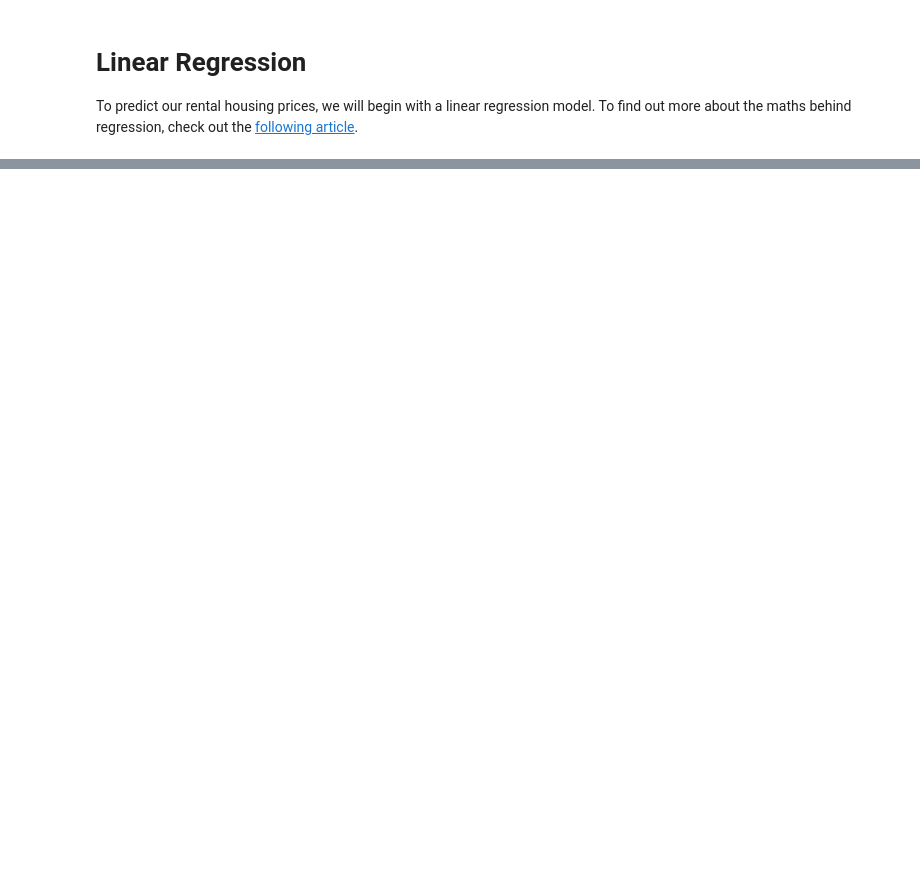
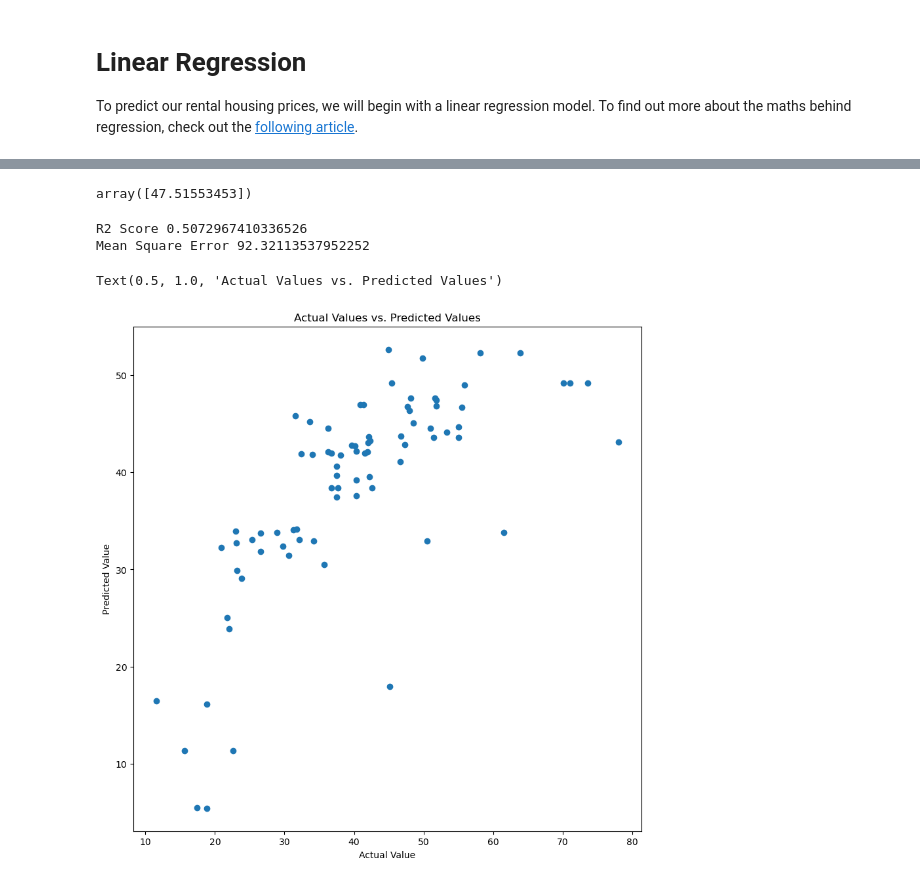
Before and after one commit to ufomaok/rent, a Jupyter notebook: code/model/linreg.ipynb, the cells around one changed output, grey strips where cells are left out. Cells and saved outputs as stored; diff of their text form; code cells hidden in the pictures; blank space fills up the shorter version.

```diff
--- a/code/model/linreg.ipynb
+++ b/code/model/linreg.ipynb
@@ -52,0 +46,5 @@ print(predict_y[:10])
+# %%
+#Train model on training set
+
+linmod = LinearRegression()
+linmod.fit(X_train,y_train)
@@ -52,0 +53,5 @@ print(predict_y[:10])
+# %%
+#Predicted test set results
+
+y_pred = linmod.predict(X_test)
+print(y_pred)
@@ -52,0 +73,27 @@ print(predict_y[:10])
+# %%
+linmod.predict([[19.5, 306.5947, 9.0]])
+# %% [output]
+array([47.51553453])
+# %%
+# 5) Calculate the R2 and MSE of your linear regressor
+# article: https://realpython.com/linear-regression-in-python/
+
+r2_Score = r2_score(y_test, y_pred)
+print("R2 Score", r2_Score)
+
+M_S_E = mean_squared_error(y_test, y_pred)
+print("Mean Square Error", M_S_E)
+# %% [output]
+R2 Score 0.5072967410336526
+Mean Square Error 92.32113537952252
+# %%
+#Plot results
+
+plt.figure(figsize= (10, 10))
+plt.scatter(y_test, y_pred)
+plt.xlabel('Actual Values')
+plt.ylabel('Predicted Values')
+plt.title('Actual Values vs. Predicted Values')
+# %% [output]
+Text(0.5, 1.0, 'Actual Values vs. Predicted Values')
+[figure, added]
```
Also changed, not shown: parts of 7 cells of this notebook, 3 other files.
